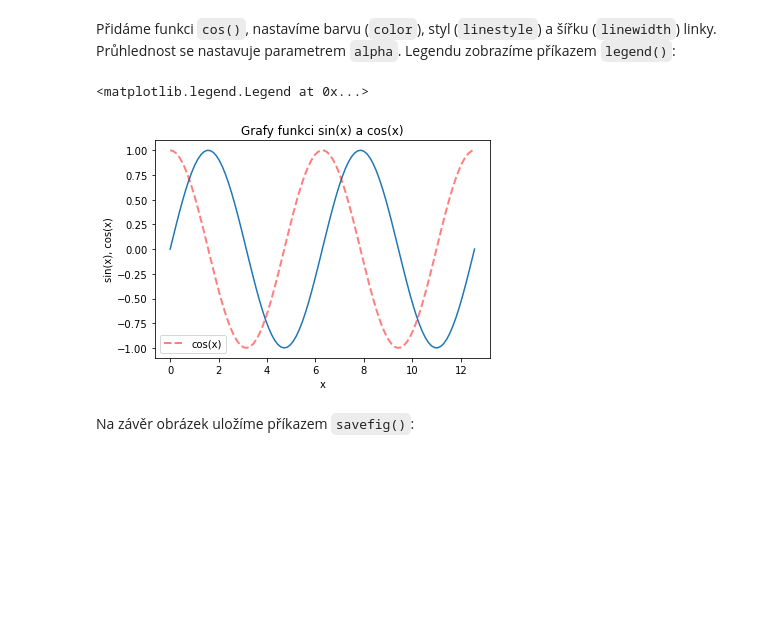
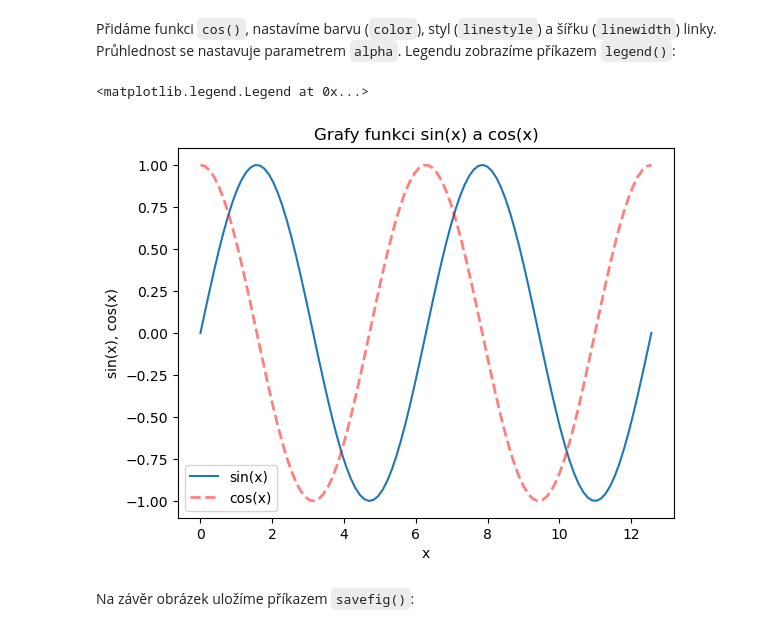
Before and after one commit to jpsikal/anm, a Jupyter notebook: _build/jupyter_execute/Cviceni01vyplnene.ipynb, the cells around one changed output. Saved outputs shown, nothing was run; the diff lists cells and outputs as text; code cells hidden in the pictures; blank space fills up the shorter version.

```diff
--- a/_build/jupyter_execute/Cviceni01vyplnene.ipynb
+++ b/_build/jupyter_execute/Cviceni01vyplnene.ipynb
@@ -497,21 +503,21 @@ Přidáme funkci `cos()`, nastavíme barvu (`color`), styl (`linestyle`) a ší
 # %%
 # funkce cos()
 y1 = np.cos(x)
 
 fig, ax = plt.subplots()
-ax.plot(x,y)
+ax.plot(x,y,label='sin(x)')
 
 # vykreslime funkci cos()
 ax.plot(x,y1, color='red',linestyle='dashed',linewidth=2,label='cos(x)',alpha=0.5)
 
 
 ax.set_xlabel('x')
 ax.set_ylabel('sin(x), cos(x)')
 ax.set_title('Grafy funkci sin(x) a cos(x)')
 ax.legend()
 # %% [output]
 <matplotlib.legend.Legend at 0x...>
-[figure, old version]
+[figure, new version]
 # %% [markdown]
 Na závěr obrázek uložíme příkazem `savefig()`:
 # %%
```
Also changed, not shown: parts of 15 cells of this notebook, 32 other files.
